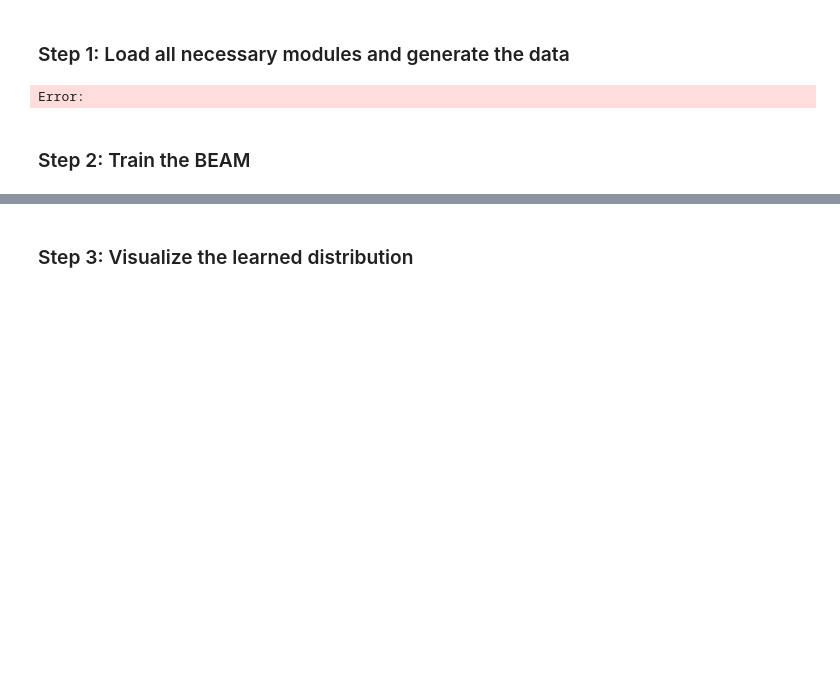
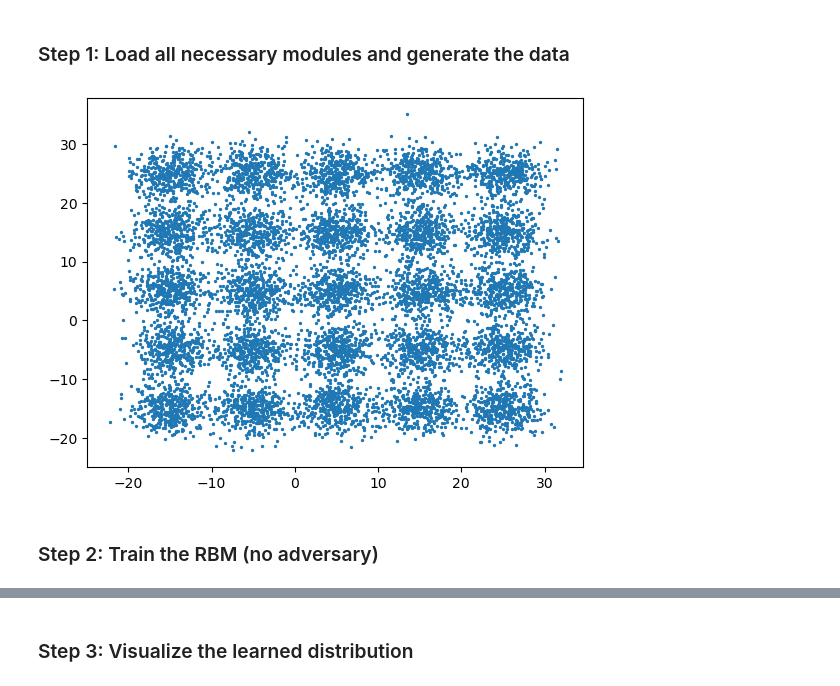
Before and after one commit to ajy25/adversarialRBMs, a Jupyter notebook: demo/mog_demo.ipynb, the cells around one changed output, grey strips where cells are left out. Saved outputs shown, nothing was run; the diff lists cells and outputs as text; code cells hidden in the pictures; blank space fills up the shorter version.

```diff
--- a/demo/mog_demo.ipynb
+++ b/demo/mog_demo.ipynb
@@ -5,32 +5,33 @@
 # %%
 import os, sys
 directory_path = os.path.dirname(os.path.abspath("__notebook__"))
 sys.path.append('../')
 import numpy as np
 np.random.seed(42)
 import matplotlib.pyplot as plt
 from beam import BEAM, load
 
 def gaussian_grid(width, height, scale, n_total_samples):
     cov = np.eye(2) * scale
     samples_per_center = int(n_total_samples / (width * height))
     X = []
     for i in range(height):
         for j in range(width):
             mean = np.array([i, j])
-            X.append(np.random.multivariate_normal(mean, cov, samples_per_center))
+            X.append(np.random.multivariate_normal(mean, cov,
+                                                   samples_per_center))
     final = np.vstack(X)
     final[:, 0] -= (height - 1) / 2
     final[:, 1] -= (width - 1) / 2
     return final
 
 X = gaussian_grid(5, 5, 0.05, 10000) * 10 + 5
 np.random.shuffle(X)
 img = plt.scatter(x=X[:, 0], y=X[:, 1], s=2)
 # %% [output]
-Error:
+[figure, added]
 # %% [markdown]
-### Step 2: Train the BEAM
+### Step 2: Train the RBM (no adversary)
 # %%
 model = BEAM(
     n_vis=2,
```
Also changed, not shown: parts of 6 cells of this notebook, 6 other files.
